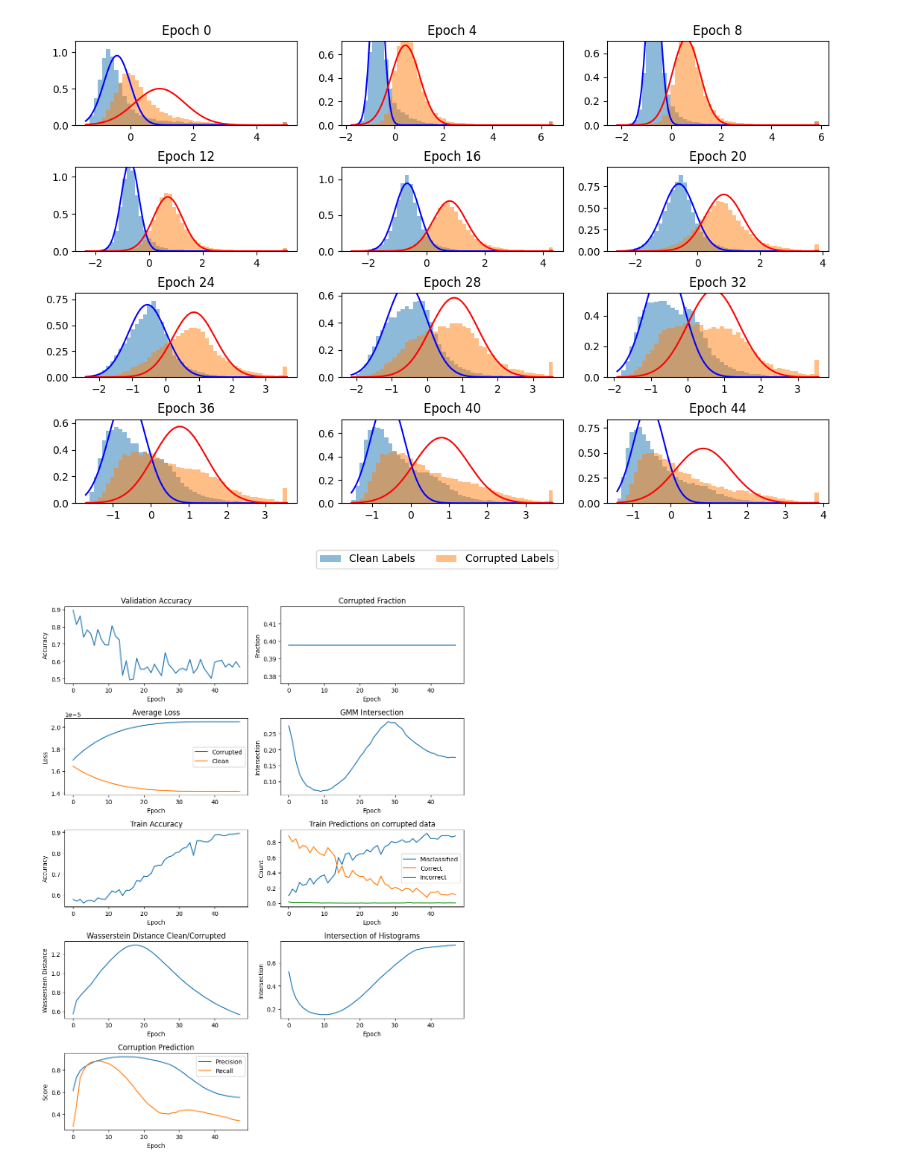
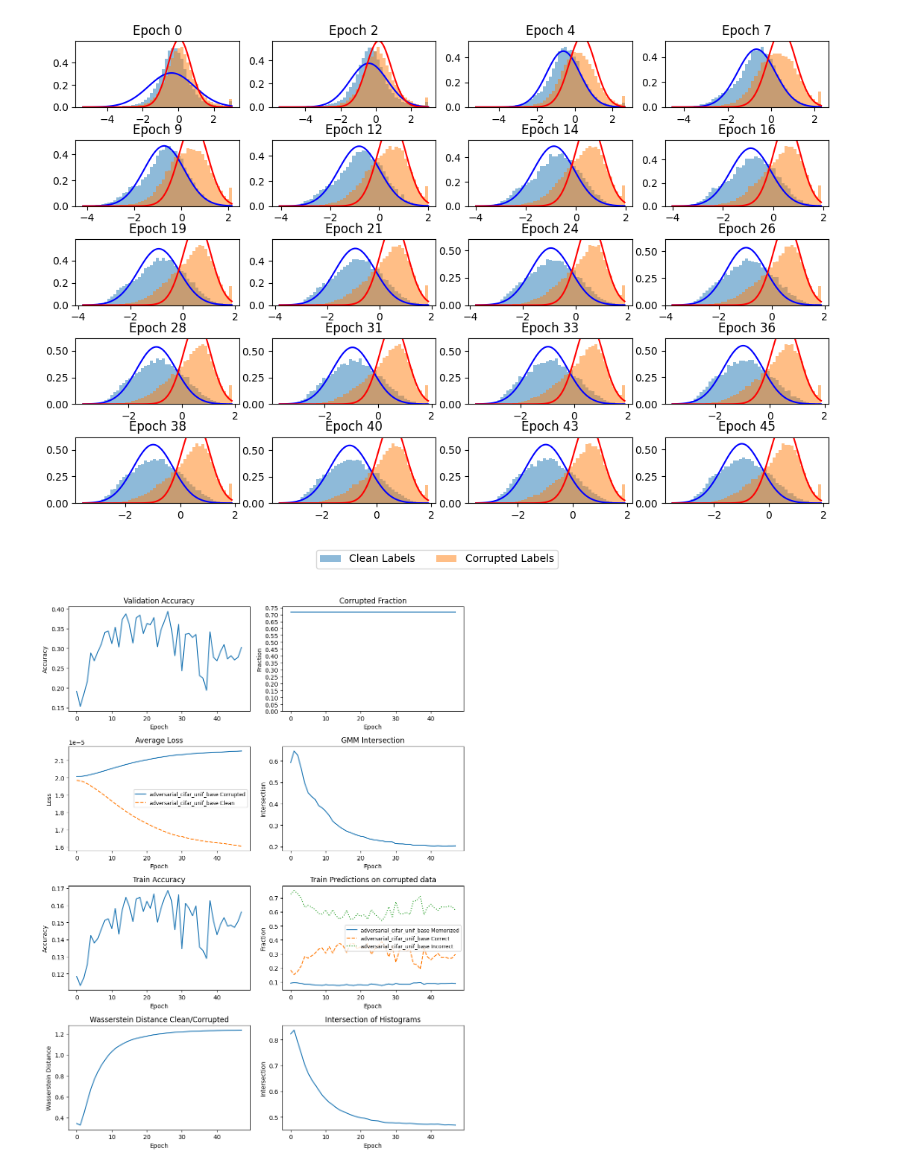
Before and after one commit to Kirill2187/2025-Project-175, a Jupyter notebook: code/main.ipynb, the cells around one changed output. Cells and saved outputs as stored; diff of their text form; code cells hidden in the pictures.

Commit message:
update plots

```diff
--- a/code/main.ipynb
+++ b/code/main.ipynb
@@ -200,5 +293,5 @@ plot_insights('adamw_mnist_base')
 # %%
-plot_insights('adversarial_mnist_base')
+plot_insights('adversarial_cifar_unif_base')
 # %% [output]
-[figure, old version]
+[figure, new version]
-[figure, old version]
+[figure, new version]
```
Also changed, not shown: parts of 14 cells of this notebook, 18 other files.
